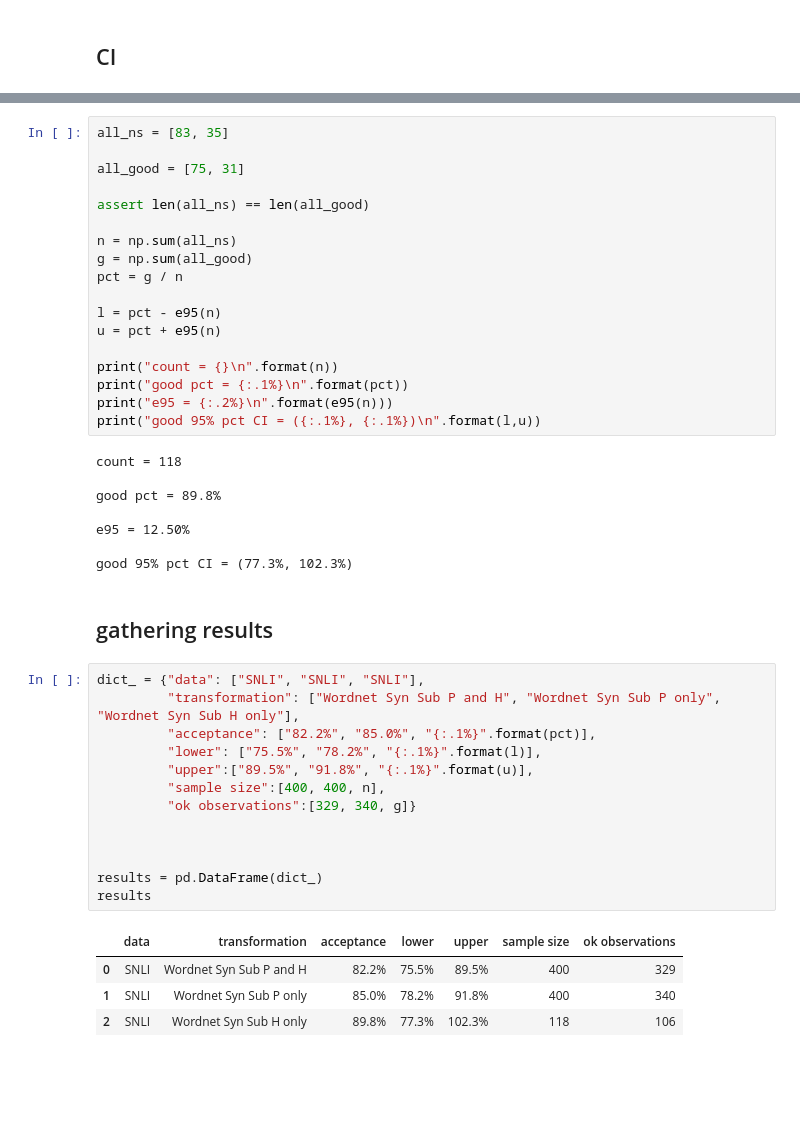
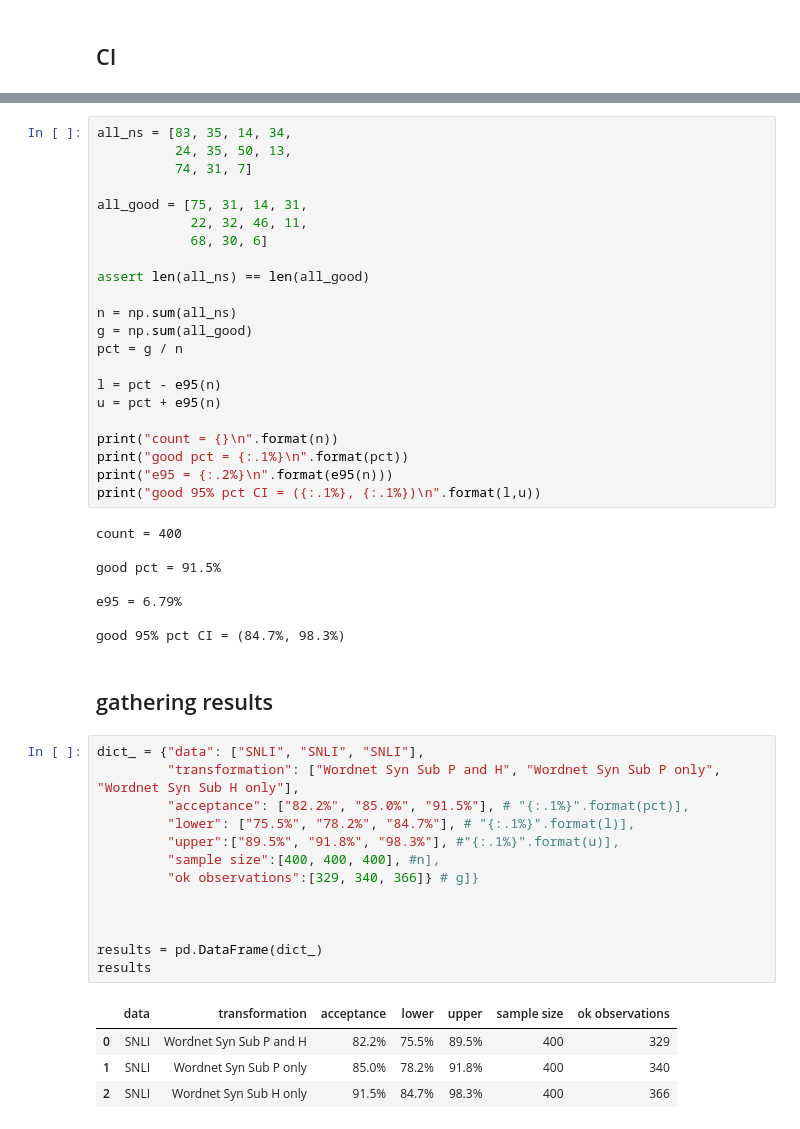
Before and after one commit to lukewanless/looking-for-equivalences, a Jupyter notebook: src/check_transformation.ipynb, the cells around one changed output, grey strips where cells are left out. Cells and saved outputs as stored; diff of their text form; blank space fills up the shorter version.

Commit message:
add eval to snli

```diff
--- a/src/check_transformation.ipynb
+++ b/src/check_transformation.ipynb
@@ -104,7 +104,11 @@ good pct = 0.886
 # %%
-all_ns = [83, 35]
+all_ns = [83, 35, 14, 34,
+          24, 35, 50, 13,
+          74, 31, 7]
 
-all_good = [75, 31]
+all_good = [75, 31, 14, 31,
+            22, 32, 46, 11,
+            68, 30, 6]
 
 assert len(all_ns) == len(all_good)
 
@@ -120,30 +124,30 @@ print("good pct = {:.1%}\n".format(pct))
 print("e95 = {:.2%}\n".format(e95(n)))
 print("good 95% pct CI = ({:.1%}, {:.1%})\n".format(l,u))
 # %% [output]
-count = 118
+count = 400
 
-good pct = 89.8%
+good pct = 91.5%
 
-e95 = 12.50%
+e95 = 6.79%
 
-good 95% pct CI = (77.3%, 102.3%)
+good 95% pct CI = (84.7%, 98.3%)
 # %% [markdown]
 ## gathering results
 # %%
 dict_ = {"data": ["SNLI", "SNLI", "SNLI"],
          "transformation": ["Wordnet Syn Sub P and H", "Wordnet Syn Sub P only", "Wordnet Syn Sub H only"],
-         "acceptance": ["82.2%", "85.0%", "{:.1%}".format(pct)],
-         "lower": ["75.5%", "78.2%", "{:.1%}".format(l)],
-         "upper":["89.5%", "91.8%", "{:.1%}".format(u)],
-         "sample size":[400, 400, n],
-         "ok observations":[329, 340, g]}
+         "acceptance": ["82.2%", "85.0%", "91.5%"], # "{:.1%}".format(pct)],
+         "lower": ["75.5%", "78.2%", "84.7%"], # "{:.1%}".format(l)],
+         "upper":["89.5%", "91.8%", "98.3%"], #"{:.1%}".format(u)],
+         "sample size":[400, 400, 400], #n],
+         "ok observations":[329, 340, 366]} # g]}
 
 
 
 results = pd.DataFrame(dict_)
 results
 # %% [output]
 |  | data | transformation | acceptance | lower | upper | sample size | ok observations |
 | 0 | SNLI | Wordnet Syn Sub P and H | 82.2% | 75.5% | 89.5% | 400 | 329 |
 | 1 | SNLI | Wordnet Syn Sub P only | 85.0% | 78.2% | 91.8% | 400 | 340 |
-| 2 | SNLI | Wordnet Syn Sub H only | 89.8% | 77.3% | 102.3% | 118 | 106 |
+| 2 | SNLI | Wordnet Syn Sub H only | 91.5% | 84.7% | 98.3% | 400 | 366 |
```
Also changed, not shown: parts of 2 cells of this notebook.
